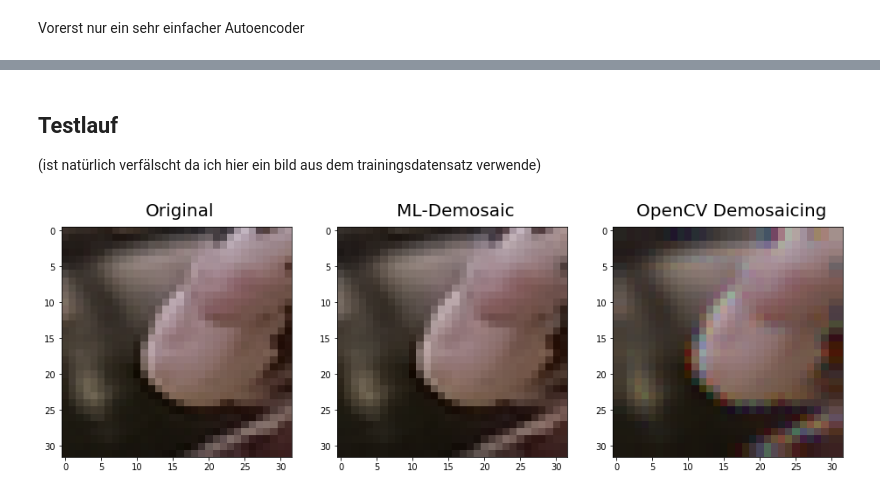
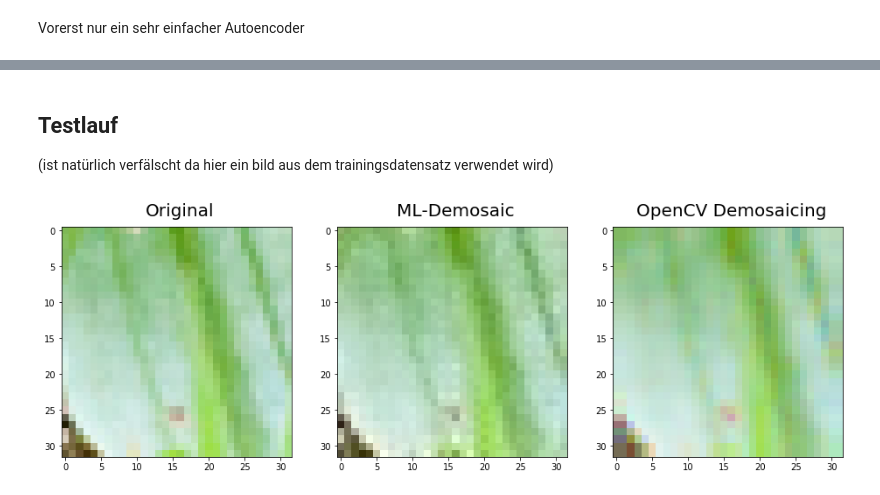
Before and after one commit to regularUsername/ml-demosaic-experiment, a Jupyter notebook: ml-demosaic.ipynb, the cells around one changed output, grey strips where cells are left out. Cells and saved outputs as stored; diff of their text form; code cells hidden in the pictures.

```diff
--- a/ml-demosaic.ipynb
+++ b/ml-demosaic.ipynb
@@ -15,8 +12,8 @@ grggbg
 bgbrgr
 grggbg
 """
-bayer = """bg
-gr"""
+bayer = """gr
+bg"""
 
 def filtermask_from_str(w,h,pattern=bayer):
     d = {"r":[1,0,0],"g":[0,1,0],"b":[0,0,1]}
@@ -28,11 +28,11 @@ from pathlib import Path
 from PIL import Image
 import numpy as np
 from itertools import product
+from random import seed,shuffle
 
 tile_size=32
 
-train_a=[]
-train_b=[]
+training_dataset=[]
 
 for p in Path("./training_images").iterdir():
     if p.is_file():
@@ -49,17 +49,19 @@ for p in Path("./training_images").iterdir():
         # Bayer Pattern erzeugen
         im_a*=filtermask_from_str(im.width,im.height)
 
-        #Image.fromarray((im_a * 255).astype("uint8")).show()
-
         #bild aufteilen
         (h,w,_) = im_a.shape
         (h,w) = (h//tile_size,w//tile_size)
 
         for x,y in product(range(w),range(h)):
             tile_a = im_a[y*tile_size:(y+1)*tile_size, x*tile_size:(x+1)*tile_size,].copy()
-            train_a.append(tile_a)
             tile_b = im_b[y*tile_size:(y+1)*tile_size, x*tile_size:(x+1)*tile_size,].copy()
-            train_b.append(tile_b)
+            training_dataset.append((tile_a,tile_b))
+
+seed(42)
+shuffle(training_dataset)
+
+train_a,train_b = zip(*training_dataset)
 
 train_a = np.array(train_a)
 train_b = np.array(train_b)
@@ -125,11 +122,17 @@ def PSNRLoss(y_true, y_pred):
 # %% [markdown]
 Vorerst nur ein sehr einfacher Autoencoder
 # %%
-model = Sequential()
-model.add(Conv2D(64,(3,3), activation='relu', strides=(2, 2),padding='same',input_shape=(tile_size,tile_size,3)))
-model.add(Conv2DTranspose(64,(3,3),activation='relu', strides=(2, 2), padding='same'))
-model.add(Conv2DTranspose(3,(5,5),activation='linear',padding='same'))
+from keras.layers import Conv2D,Conv2DTranspose,Input
+from keras.models import Model
 
+
+inp = Input(shape=(tile_size,tile_size,3))
+
+conv1 = Conv2D(64,(3,3), activation='relu',strides=(2,2),padding='same')(inp)
+deconv1 = Conv2DTranspose(64,(3,3),activation='relu', strides=(2,2), padding='same')(conv1)
+out = Conv2DTranspose(3,(5,5),activation='linear',padding='same')(deconv1)
+
+model = Model(inputs=inp, outputs=out)
 model.compile(loss=keras.losses.mean_squared_error,
              optimizer=keras.optimizers.Adam(),
              metrics=[PSNRLoss])
@@ -152,12 +157,14 @@ Non-trainable params: 0
 _________________________________________________________________
 # %%
 %%time
+from keras.callbacks import EarlyStopping
 
 early_stopping = EarlyStopping(monitor='loss', patience=5)
 hist =  model.fit(train_a, train_b,
                     batch_size=32,
                     epochs=200,
                     shuffle=True,
+                    validation_split=0.9,
                     callbacks=[early_stopping],
                     verbose=2)
 # %% [output]
@@ -193,37 +200,37 @@ minimum loss: 0.000089
 # %% [markdown]
 ## Testlauf
-(ist natürlich verfälscht da ich hier ein bild aus dem trainingsdatensatz verwende)
+(ist natürlich verfälscht da hier ein bild aus dem trainingsdatensatz verwendet wird)
 # %%
-i = 42
+i = 12
 
 plt.figure(figsize=(16,16*3))
 
 #original bild anzeigen
 plt.subplot(1,3,1)
 plt.imshow(train_b[i],interpolation="nearest")
 plt.text(16,-2,"Original",fontsize=20,horizontalalignment='center')
 
 #demosicing durch den autoencoder
 plt.subplot(1,3,2)
 decoded = model.predict(train_a[i:i+1])
 decoded = np.clip(decoded,0,1)
 plt.imshow(decoded[0])
 plt.text(16,-2,"ML-Demosaic",fontsize=20,horizontalalignment='center')
 
-#opencv demosaicing algorithmus zum vergleich
+#opencv demosaicing algorithmus zum vergleich (irgendwas stimmt hier noch nicht)
 plt.subplot(1,3,3)
 import cv2
 (h,w,_) = train_a[i].shape
 # rgb bayer bild in graustufen umwandeln
-a = np.zeros((h,w,1))
+a = np.zeros((h,w))
 for x in range(h):
     for y in range(w):
         a[x,y] = sum(train_a[i][x,y]) # summe der 3 kanäle nehmen da 2 kanäle immer 0 sind
 a = (a * 255).astype("uint8")
-b = cv2.cvtColor(a, cv2.COLOR_BAYER_BG2BGR)
+b = cv2.cvtColor(a, cv2.COLOR_BAYER_GB2RGB)
 plt.imshow(b,interpolation="nearest")
 plt.text(16,-2,"OpenCV Demosaicing",fontsize=20,horizontalalignment='center')
 
 plt.show()
 # %% [output]
-[figure, old version]
+[figure, new version]
```
Also changed, not shown: parts of 8 cells of this notebook.
